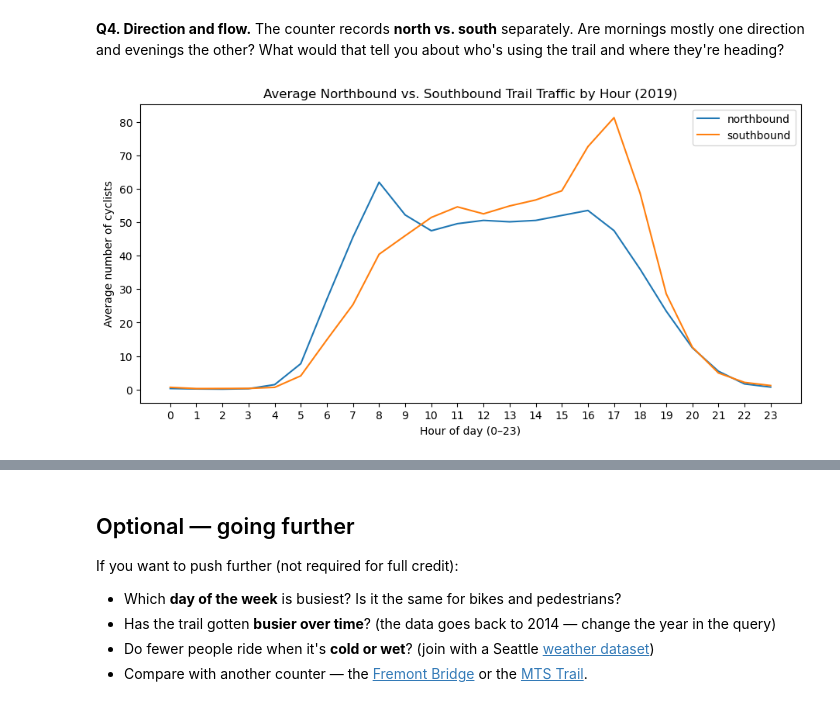
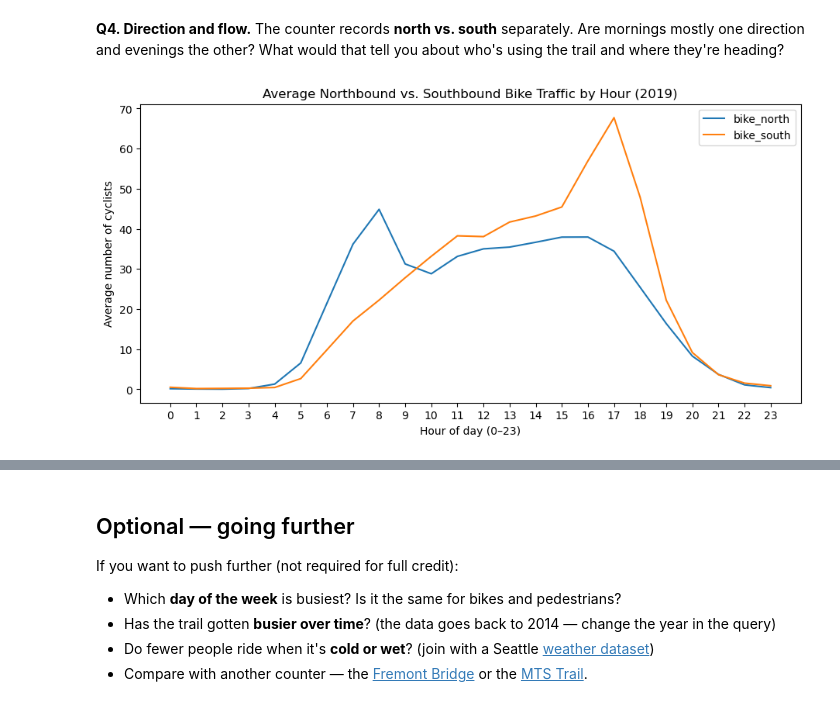
Before and after one commit to shayokita/hcde-410, a Jupyter notebook: A1/A1.ipynb, the cells around one changed output, grey strips where cells are left out. Cells and saved outputs as stored; diff of their text form; code cells hidden in the pictures.

```diff
--- a/A1/A1.ipynb
+++ b/A1/A1.ipynb
@@ -216,16 +216,14 @@ plt.show()
 The counter records **north vs. south** separately. Are mornings mostly one direction and evenings the other? What would that tell you about who's using the trail and where they're heading?
 # %%
 # Your code for Q4
-df["northbound"] = df["bike_north"] + df["ped_north"]
-df["southbound"] = df["bike_south"] + df["ped_south"]
-
-q4 = df.groupby("hour")[["northbound", "southbound"]].mean()
+q4 = df.groupby("hour")[["bike_north", "bike_south"]].mean()
 
 q4.plot(figsize=(11,5))
-plt.title("Average Northbound vs. Southbound Trail Traffic by Hour (2019)")
+
+plt.title("Average Northbound vs. Southbound Bike Traffic by Hour (2019)")
 plt.xlabel("Hour of day (0–23)")
 plt.ylabel("Average number of cyclists")
 plt.xticks(range(0, 24))
 plt.show()
 # %% [output]
-[figure, old version]
+[figure, new version]
```
Also changed, not shown: parts of 8 cells of this notebook.
